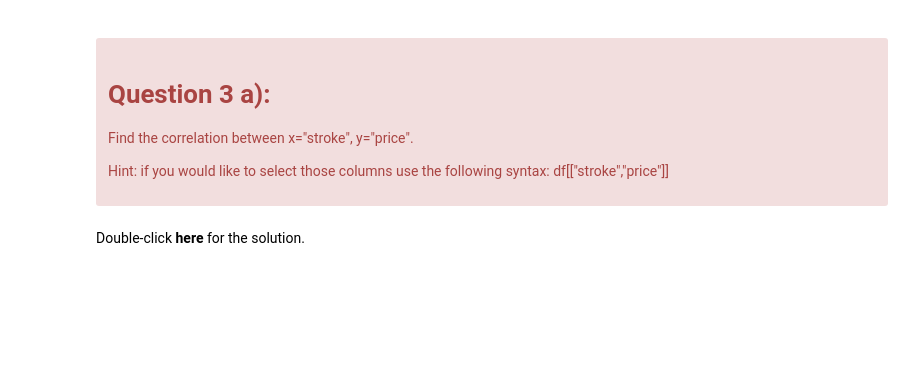
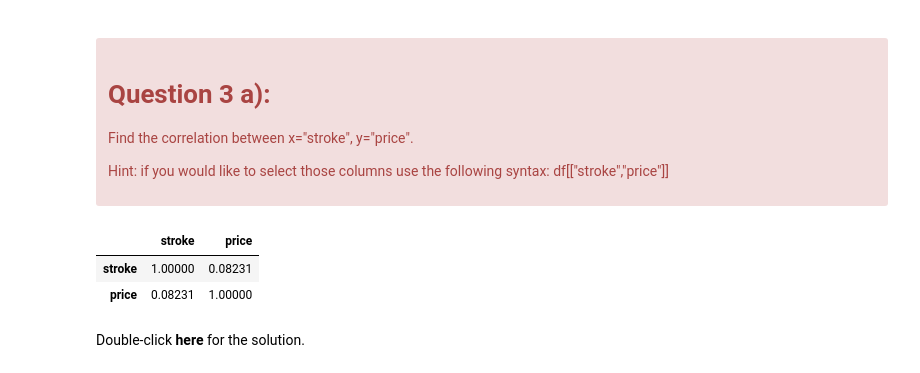
Before and after one commit to AbhinavA10/ML-courses, a Jupyter notebook: Data-Analysis/DA0101EN-3-Review-Exploratory-Data-Analysis.ipynb, the cells around one changed output. Drawn from its saved outputs; the diff is of its cells as text; code cells hidden in the pictures; blank space fills up the shorter version.

```diff
--- a/Data-Analysis/DA0101EN-3-Review-Exploratory-Data-Analysis.ipynb
+++ b/Data-Analysis/DA0101EN-3-Review-Exploratory-Data-Analysis.ipynb
@@ -166,6 +232,11 @@ df[['peak-rpm','price']].corr()
 </div>
 # %%
 # Write your code below and press Shift+Enter to execute
+df[["stroke","price"]].corr()
+# %% [output]
+|  | stroke | price |
+| stroke | 1.00000 | 0.08231 |
+| price | 0.08231 | 1.00000 |
 # %% [markdown]
 Double-click <b>here</b> for the solution.
 
```
Also changed, not shown: parts of 13 cells of this notebook, 1 other file.
